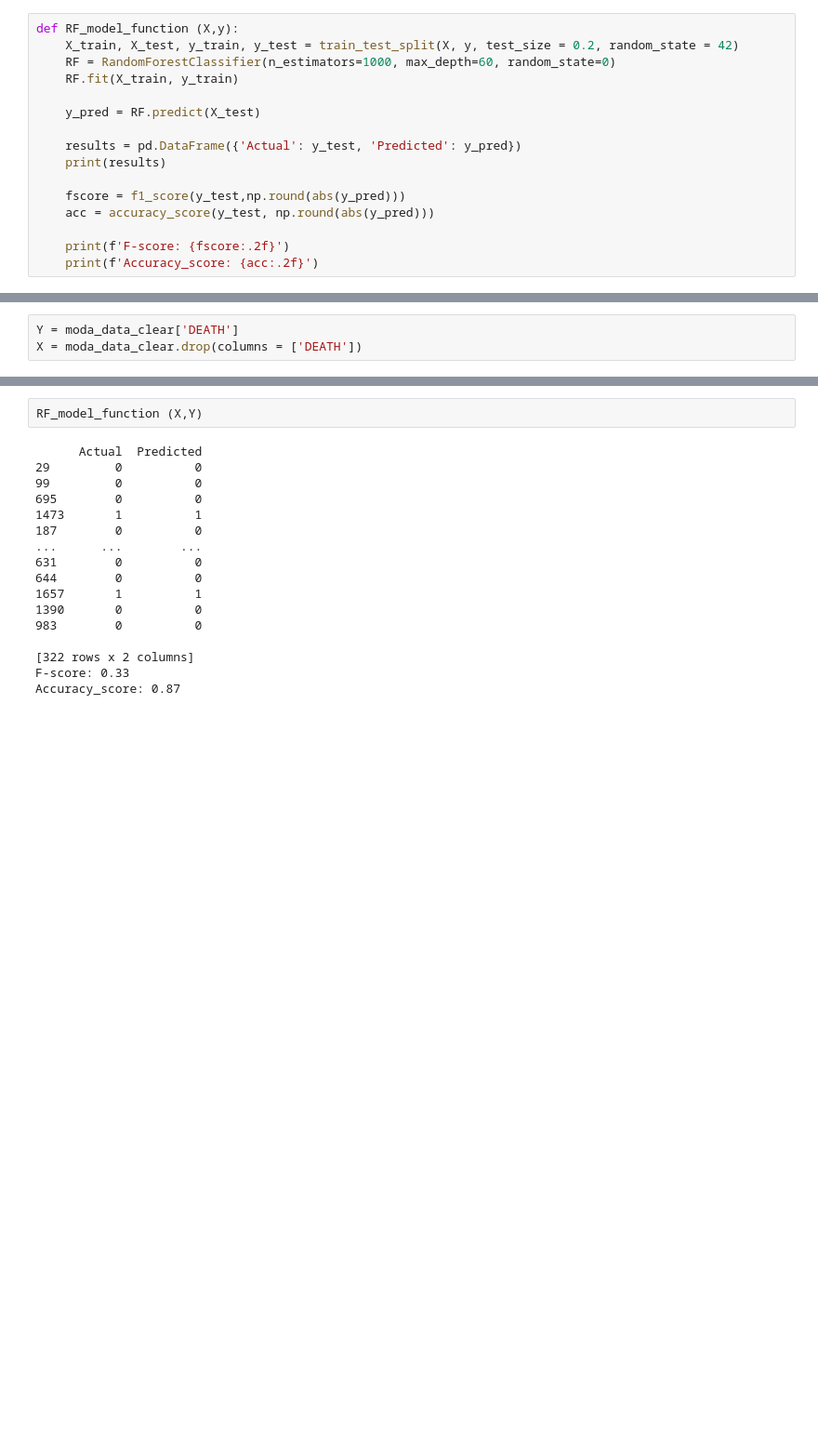
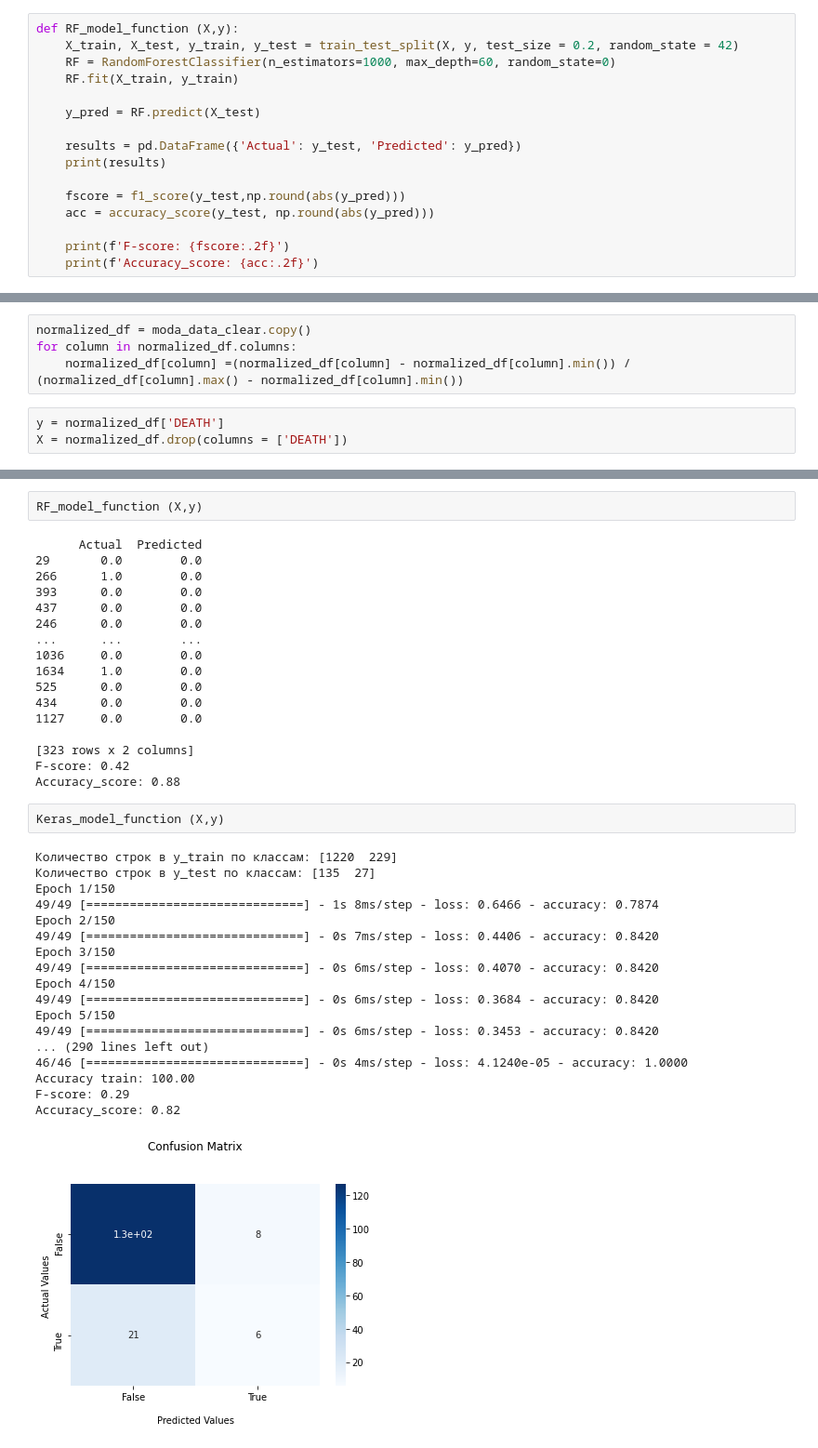
Before and after one commit to RusinDmitry/BSR, a Jupyter notebook: Scripts/read_raw_data.ipynb, the cells around one changed output, grey strips where cells are left out. Shown at 93% size. Saved outputs shown, nothing was run; the diff lists cells and outputs as text; blank space fills up the shorter version.

```diff
--- a/Scripts/read_raw_data.ipynb
+++ b/Scripts/read_raw_data.ipynb
@@ -547,3 +590,7 @@ def RF_model_function (X,y):
+# %%
+normalized_df = moda_data_clear.copy()
+for column in normalized_df.columns:
+    normalized_df[column] =(normalized_df[column] - normalized_df[column].min()) / (normalized_df[column].max() - normalized_df[column].min())
 # %%
-Y = moda_data_clear['DEATH']
-X = moda_data_clear.drop(columns = ['DEATH'])
+y = normalized_df['DEATH']
+X = normalized_df.drop(columns = ['DEATH'])
@@ -589,19 +652,40 @@ Accuracy_score: 0.86
 # %%
-RF_model_function (X,Y)
+RF_model_function (X,y)
 # %% [output]
       Actual  Predicted
-29         0          0
-99         0          0
-695        0          0
-1473       1          1
-187        0          0
+29       0.0        0.0
+266      1.0        0.0
+393      0.0        0.0
+437      0.0        0.0
+246      0.0        0.0
 ...      ...        ...
-631        0          0
-644        0          0
-1657       1          1
-1390       0          0
-983        0          0
+1036     0.0        0.0
+1634     1.0        0.0
+525      0.0        0.0
+434      0.0        0.0
+1127     0.0        0.0
 
-[322 rows x 2 columns]
-F-score: 0.33
-Accuracy_score: 0.87
+[323 rows x 2 columns]
+F-score: 0.42
+Accuracy_score: 0.88
+# %%
+Keras_model_function (X,y)
+# %% [output]
+Количество строк в y_train по классам: [1220  229]
+Количество строк в y_test по классам: [135  27]
+Epoch 1/150
+49/49 [==============================] - 1s 8ms/step - loss: 0.6466 - accuracy: 0.7874
+Epoch 2/150
+49/49 [==============================] - 0s 7ms/step - loss: 0.4406 - accuracy: 0.8420
+Epoch 3/150
+49/49 [==============================] - 0s 6ms/step - loss: 0.4070 - accuracy: 0.8420
+Epoch 4/150
+49/49 [==============================] - 0s 6ms/step - loss: 0.3684 - accuracy: 0.8420
+Epoch 5/150
+49/49 [==============================] - 0s 6ms/step - loss: 0.3453 - accuracy: 0.8420
+... (290 lines left out)
+46/46 [==============================] - 0s 4ms/step - loss: 4.1240e-05 - accuracy: 1.0000
+Accuracy train: 100.00
+F-score: 0.29
+Accuracy_score: 0.82
+[figure, added]
```
Also changed, not shown: parts of 11 cells of this notebook, 1 other file.
